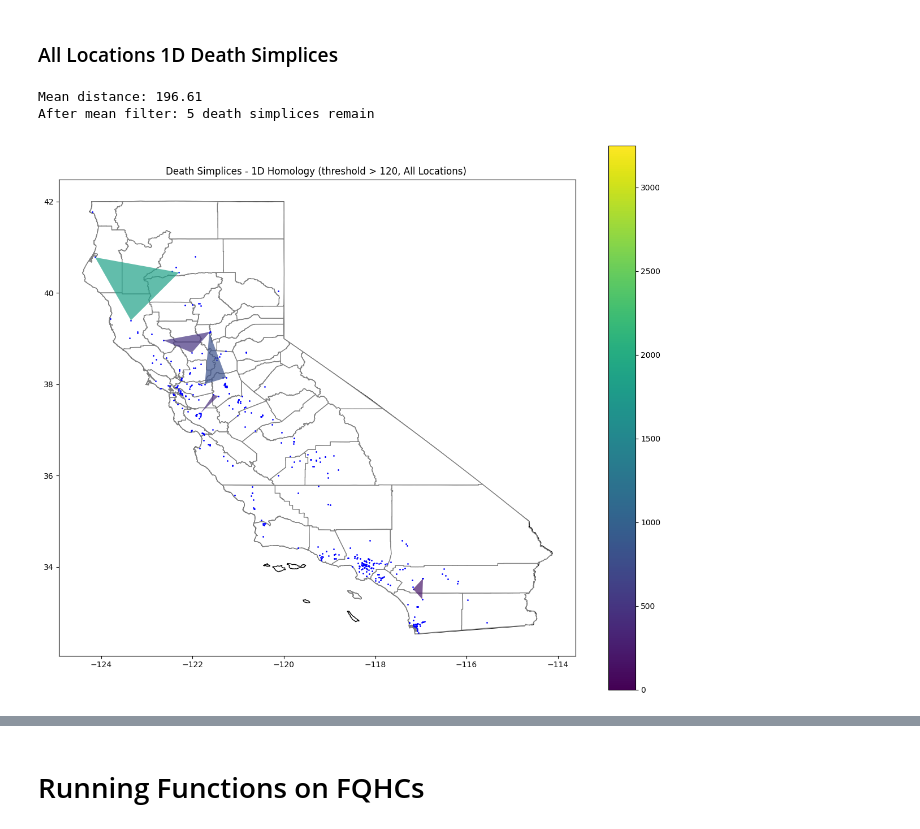
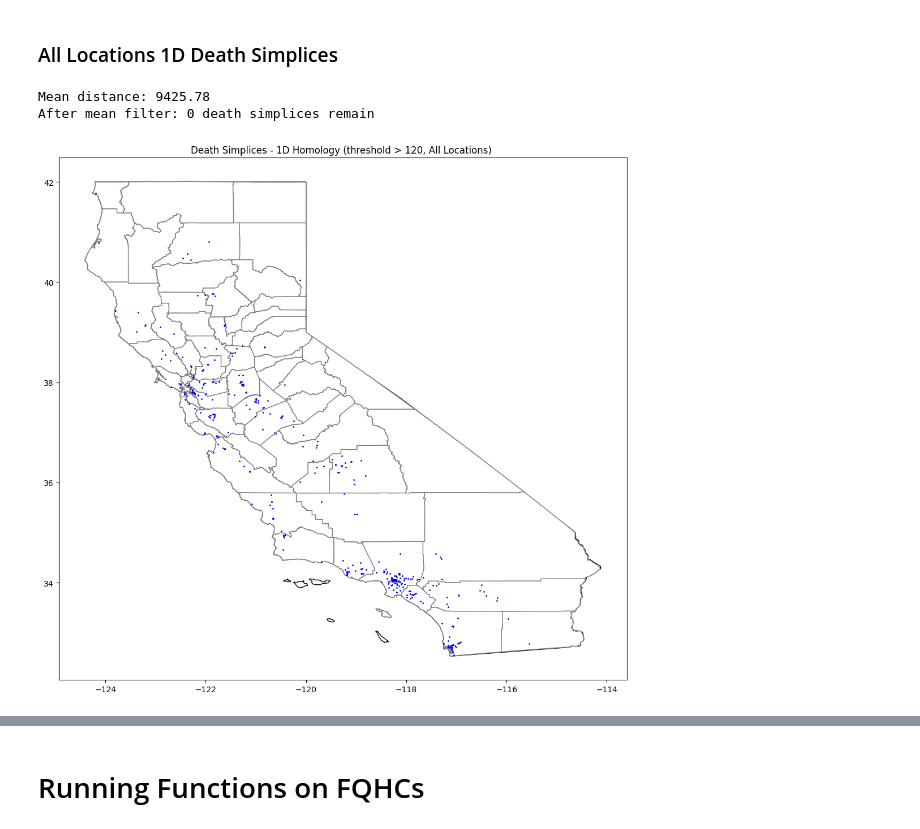
Before and after one commit to deniseg20/MSRIUP_TDA_Healthcare_Accessibility, a Jupyter notebook: persistent_homology/pd_computations/ph_computations_unweighted.ipynb, the cells around one changed output, grey strips where cells are left out. Drawn from its saved outputs; the diff is of its cells as text; code cells hidden in the pictures.

```diff
--- a/persistent_homology/pd_computations/ph_computations_unweighted.ipynb
+++ b/persistent_homology/pd_computations/ph_computations_unweighted.ipynb
@@ -238,8 +238,8 @@ def get_tda_info(gdf,distance_matrix_np, max_hom_dim = 1):
     D_city = distance_matrix_np
     #np.genfromtxt(citypath + f'/{city}_d_matrix.csv', delimiter = ",")
 
-    # Calculate simplex pairs for the homology classes
-    cpx = RipsComplex(distance_matrix = D_city).create_simplex_tree(max_dimension = max_hom_dim + 1)
+    # Calculate simplex pairs for the homology classes max_edge_length = 4000
+    cpx = RipsComplex(distance_matrix = D_city, max_edge_length = 4000).create_simplex_tree(max_dimension = max_hom_dim + 1)
     cpx.compute_persistence()
     ph = cpx.persistence()
     all_pairs = cpx.persistence_pairs()
@@ -388,7 +388,7 @@ import scipy.stats
 from shapely.geometry import LineString, Polygon
 
 # ORIGINIAL
-def plot_deathsimplices_raw(gdf, distance_matrix, cpx, all_pairs, hom_dim, ax, criteria = 'lifetime', thresh = 0, citydf_fname = None, vmin0 = 0, vmin1 = 90, vmax0 = 3250, vmax1 = 3250, legend = True):
+def plot_deathsimplices_raw(gdf, distance_matrix, cpx, all_pairs, hom_dim, ax, criteria = 'lifetime', thresh =120, citydf_fname = None, vmin0 = 0, vmin1 = 90, vmax0 = 4000, vmax1 = 4000, legend = True):
     '''
     cpx: The filtered complex, as computed by get_cpx_spxpairs. Assume ph has already been computed
     all_pairs: All (birth simplex, death simplex) pairs for the ph of cpx, as computed by get_cpx_spxpairs
@@ -436,7 +436,6 @@ def plot_deathsimplices_raw(gdf, distance_matrix, cpx, all_pairs, hom_dim, ax, c
     #ax.set_axis_off()
     counties.plot(ax=ax, color='white', edgecolor='grey')
     gdf.plot(ax=ax, markersize=1, color='blue')
-
     # Plot
     #ax.set_axis_off()
     counties.plot(ax=ax, color='white', edgecolor='grey')
@@ -476,7 +475,7 @@ ax.set_title("Health Centers in California (All Locations)")
 #ctx.add_basemap(ax, source=ctx.providers.OpenStreetMap.Mapnik)
 plt.show()
 
-distance_matrix = np.load('all_d_matrix.npy')
+distance_matrix = np.load('cleaned_d_all.npy')
 
 assert len(gdf) == distance_matrix.shape[0] == distance_matrix.shape[1], \
     "Distance matrix dimensions must match number of GeoJSON features"
@@ -536,12 +535,12 @@ plt.show()
 # %%
 # 3. Plot 1D death simplices
 fig, ax = plt.subplots(figsize=(12, 10))
 california.plot(ax=ax, color='white', edgecolor='black')
-plot_deathsimplices_raw(gdf, distance_matrix, cpx, all_pairs, 1, ax)
+plot_deathsimplices_raw(gdf, distance_matrix, cpx, all_pairs, 1, ax,'lifetime',mean_distance)
 plt.title(f"Death Simplices - 1D Homology (threshold > {thresh}, All Locations) ")
 plt.tight_layout()
 plt.show()
 # %% [output]
-Mean distance: 196.61
-After mean filter: 5 death simplices remain
+Mean distance: 9425.78
+After mean filter: 0 death simplices remain
-[figure, old version]
+[figure, new version]
```
Also changed, not shown: parts of 10 cells of this notebook, 8 other files.
